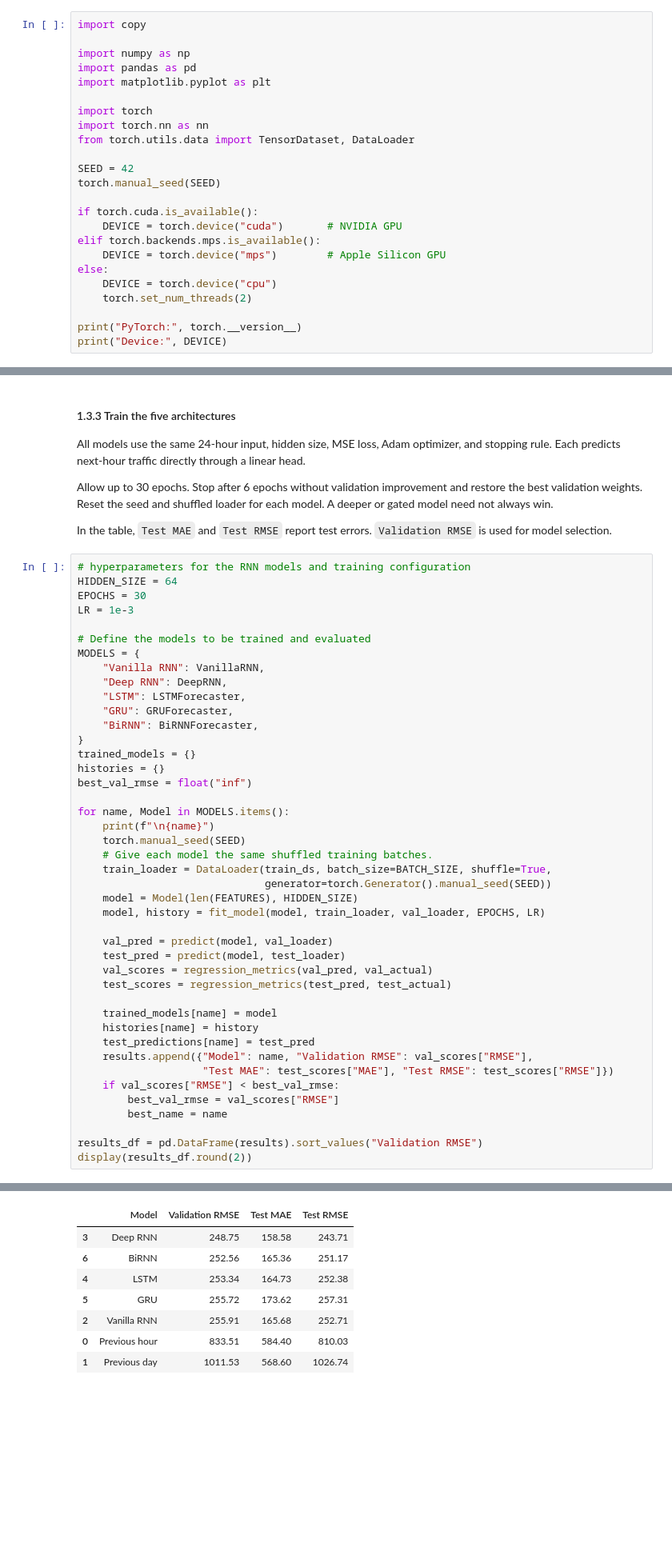
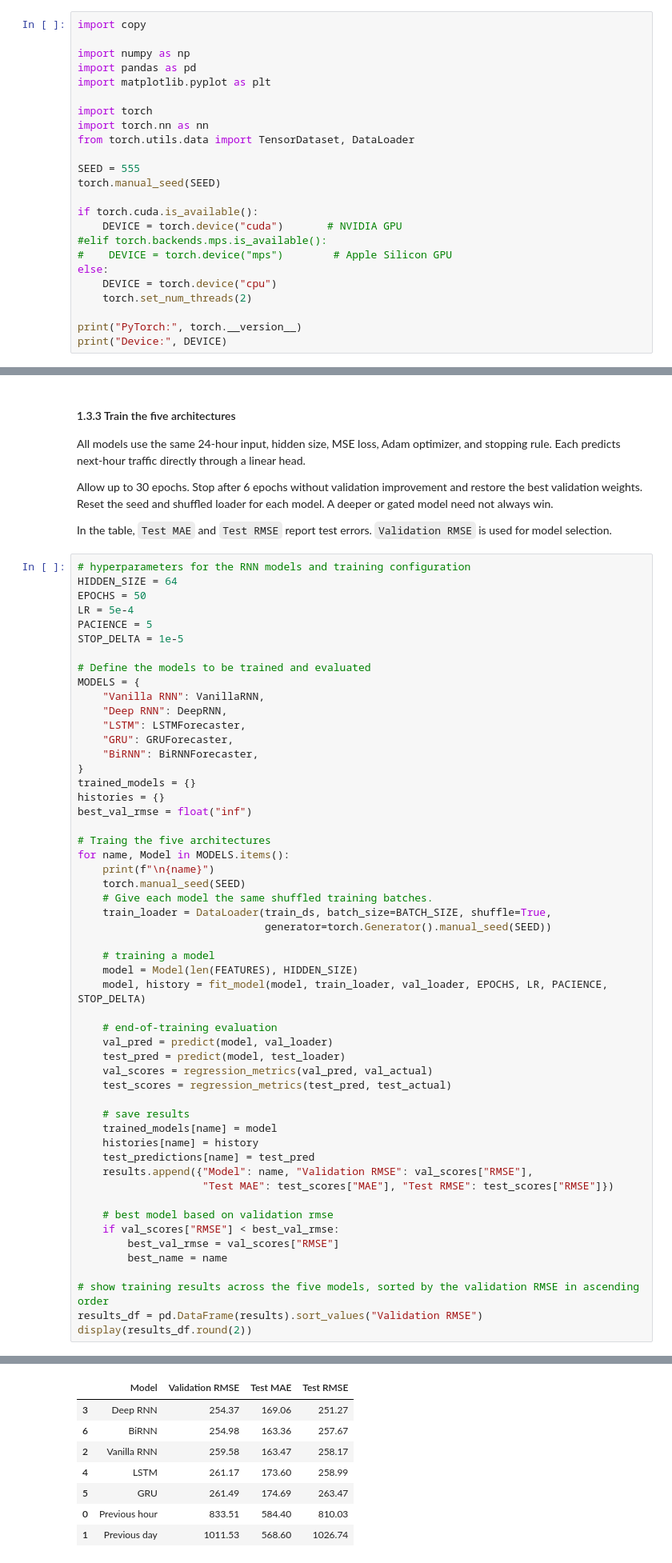
Before and after one commit to SBU-r/CIV555-Fall26, a Jupyter notebook: Notebooks/10_Recurrent_Neural_Networks.ipynb, the cells around one changed output, grey strips where cells are left out. Shown at 80% size. Saved outputs shown, nothing was run; the diff lists cells and outputs as text; blank space fills up the shorter version.

```diff
--- a/Notebooks/10_Recurrent_Neural_Networks.ipynb
+++ b/Notebooks/10_Recurrent_Neural_Networks.ipynb
@@ -61,13 +61,13 @@ import torch
 import torch.nn as nn
 from torch.utils.data import TensorDataset, DataLoader
 
-SEED = 42
+SEED = 555
 torch.manual_seed(SEED)
 
 if torch.cuda.is_available():
     DEVICE = torch.device("cuda")       # NVIDIA GPU
-elif torch.backends.mps.is_available():
-    DEVICE = torch.device("mps")        # Apple Silicon GPU
+#elif torch.backends.mps.is_available():
+#    DEVICE = torch.device("mps")        # Apple Silicon GPU
 else:
     DEVICE = torch.device("cpu")
     torch.set_num_threads(2)
@@ -485,8 +499,10 @@ In the table, `Test MAE` and `Test RMSE` report test errors. `Validation RMSE` i
 # %%
 # hyperparameters for the RNN models and training configuration
 HIDDEN_SIZE = 64
-EPOCHS = 30
-LR = 1e-3
+EPOCHS = 50
+LR = 5e-4
+PACIENCE = 5
+STOP_DELTA = 1e-5
 
 # Define the models to be trained and evaluated
 MODELS = {
@@ -500,29 +516,37 @@ trained_models = {}
 histories = {}
 best_val_rmse = float("inf")
 
+# Traing the five architectures
 for name, Model in MODELS.items():
     print(f"\n{name}")
     torch.manual_seed(SEED)
     # Give each model the same shuffled training batches.
     train_loader = DataLoader(train_ds, batch_size=BATCH_SIZE, shuffle=True,
                               generator=torch.Generator().manual_seed(SEED))
+
+    # training a model
     model = Model(len(FEATURES), HIDDEN_SIZE)
-    model, history = fit_model(model, train_loader, val_loader, EPOCHS, LR)
+    model, history = fit_model(model, train_loader, val_loader, EPOCHS, LR, PACIENCE, STOP_DELTA)
 
+    # end-of-training evaluation
     val_pred = predict(model, val_loader)
     test_pred = predict(model, test_loader)
     val_scores = regression_metrics(val_pred, val_actual)
     test_scores = regression_metrics(test_pred, test_actual)
 
+    # save results
     trained_models[name] = model
     histories[name] = history
     test_predictions[name] = test_pred
     results.append({"Model": name, "Validation RMSE": val_scores["RMSE"],
                     "Test MAE": test_scores["MAE"], "Test RMSE": test_scores["RMSE"]})
+
+    # best model based on validation rmse
     if val_scores["RMSE"] < best_val_rmse:
         best_val_rmse = val_scores["RMSE"]
         best_name = name
 
+# show training results across the five models, sorted by the validation RMSE in ascending order
 results_df = pd.DataFrame(results).sort_values("Validation RMSE")
 display(results_df.round(2))
 # %% [output]
@@ -546,9 +570,9 @@ Epoch 30 | train MSE=0.0173 | val MSE=0.0175
 |  | Model | Validation RMSE | Test MAE | Test RMSE |
-| 3 | Deep RNN | 248.75 | 158.58 | 243.71 |
-| 6 | BiRNN | 252.56 | 165.36 | 251.17 |
-| 4 | LSTM | 253.34 | 164.73 | 252.38 |
-| 5 | GRU | 255.72 | 173.62 | 257.31 |
-| 2 | Vanilla RNN | 255.91 | 165.68 | 252.71 |
+| 3 | Deep RNN | 254.37 | 169.06 | 251.27 |
+| 6 | BiRNN | 254.98 | 163.36 | 257.67 |
+| 2 | Vanilla RNN | 259.58 | 163.47 | 258.17 |
+| 4 | LSTM | 261.17 | 173.60 | 258.99 |
+| 5 | GRU | 261.49 | 174.69 | 263.47 |
 | 0 | Previous hour | 833.51 | 584.40 | 810.03 |
 | 1 | Previous day | 1011.53 | 568.60 | 1026.74 |
 # %% [markdown]
```
Also changed, not shown: parts of 40 cells of this notebook.
